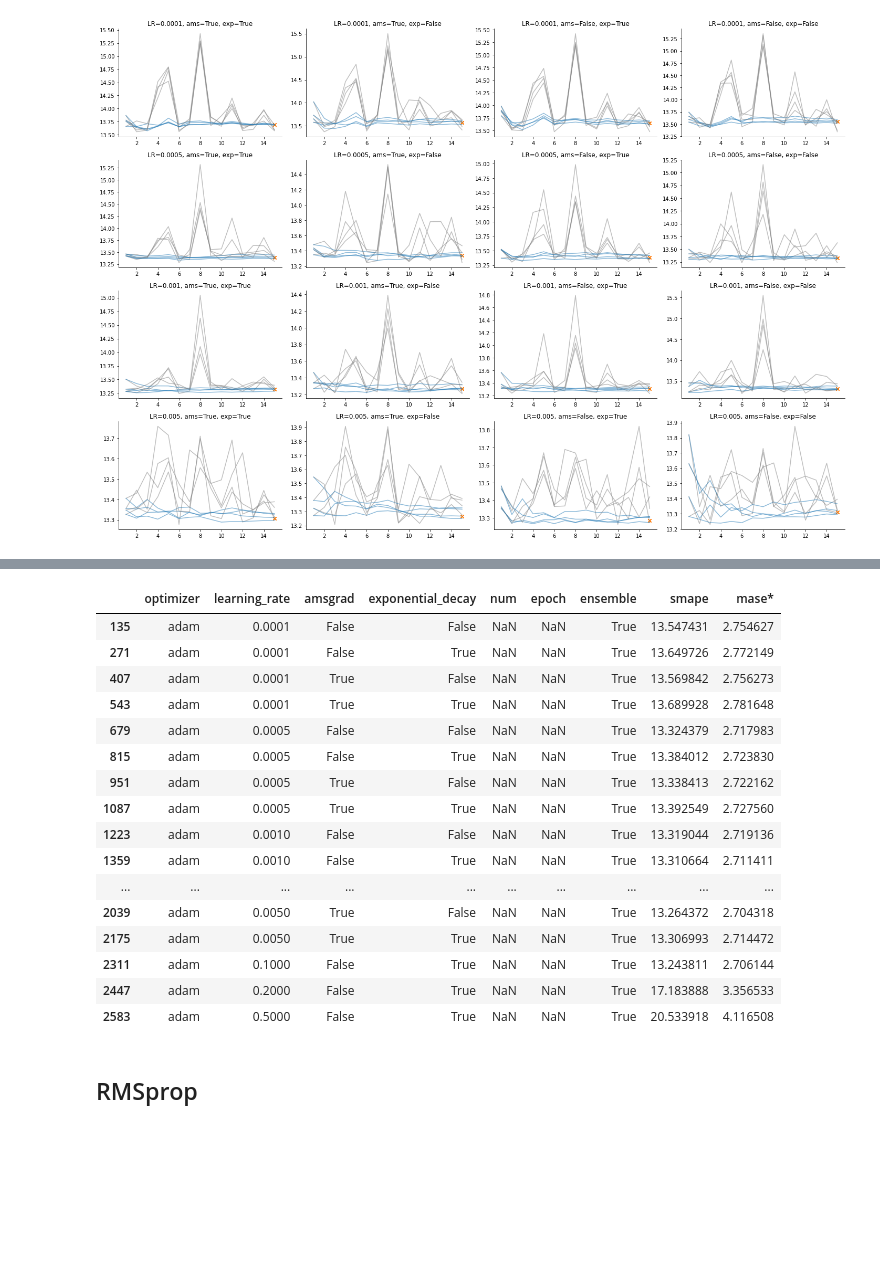
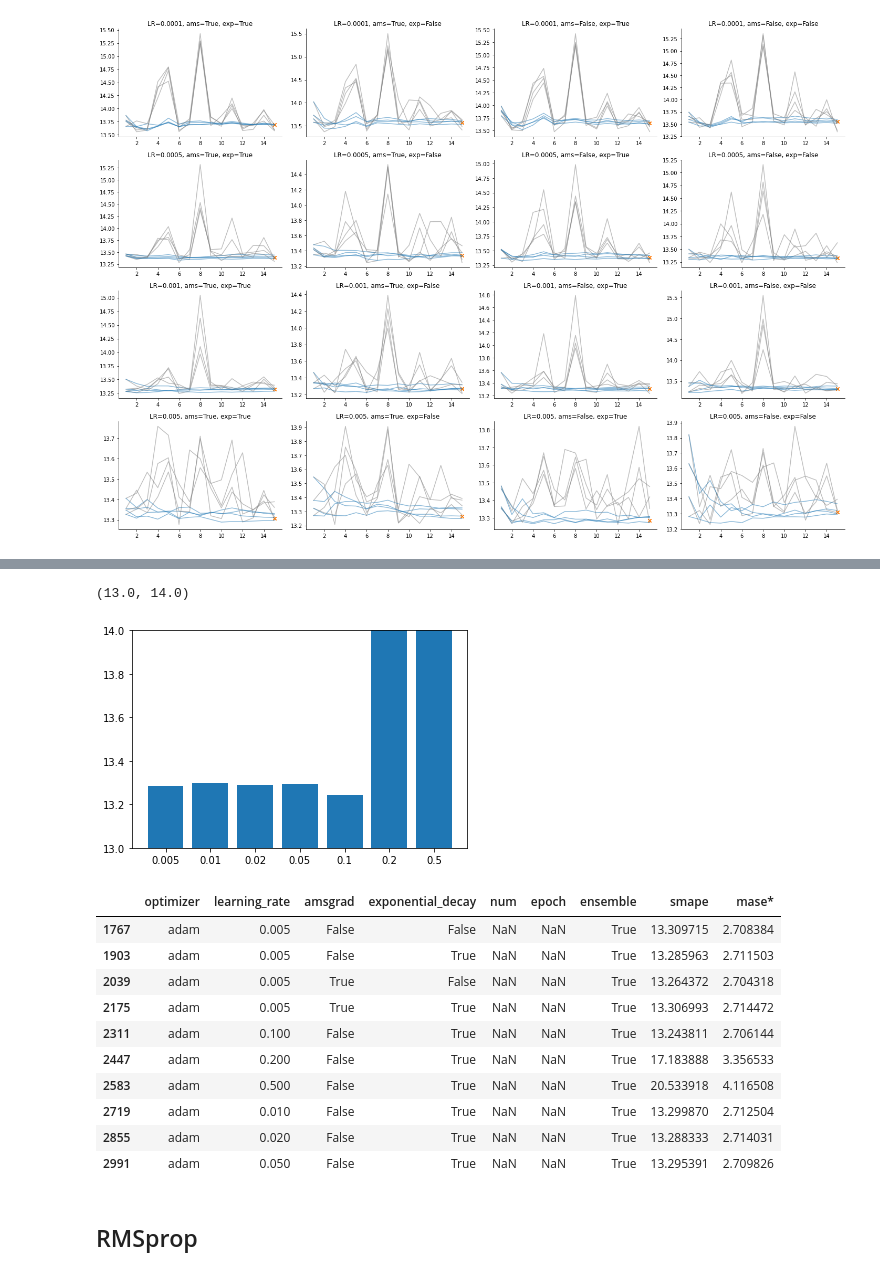
Before and after one commit to djib2011/forecasting-augmentation, a Jupyter notebook: experimentation/training_hyperparameters.ipynb, the cells around one changed output, grey strips where cells are left out. Drawn from its saved outputs; the diff is of its cells as text; code cells hidden in the pictures; blank space fills up the shorter version.

```diff
--- a/experimentation/training_hyperparameters.ipynb
+++ b/experimentation/training_hyperparameters.ipynb
@@ -97,20 +106,22 @@ plt.tight_layout()
+# %%
+ax = plt.subplot(111)
+ax.bar(range(7), scores)
+ax.set_xticklabels(['', '0.005', '0.01', '0.02', '0.05', '0.1', '0.2', '0.5'])
+ax.set_ylim([13, 14])
+# %% [output]
+(13.0, 14.0)
+[figure, added]
 # %%
-df_all[df_all['epoch'].isna()]
+df_all[(df_all['epoch'].isna()) & (df_all['learning_rate'] >= 0.005)]
 # %% [output]
 |  | optimizer | learning_rate | amsgrad | exponential_decay | num | epoch | ensemble | smape | mase* |
-| 135 | adam | 0.0001 | False | False | NaN | NaN | True | 13.547431 | 2.754627 |
-| 271 | adam | 0.0001 | False | True | NaN | NaN | True | 13.649726 | 2.772149 |
-| 407 | adam | 0.0001 | True | False | NaN | NaN | True | 13.569842 | 2.756273 |
-| 543 | adam | 0.0001 | True | True | NaN | NaN | True | 13.689928 | 2.781648 |
-| 679 | adam | 0.0005 | False | False | NaN | NaN | True | 13.324379 | 2.717983 |
-| 815 | adam | 0.0005 | False | True | NaN | NaN | True | 13.384012 | 2.723830 |
-| 951 | adam | 0.0005 | True | False | NaN | NaN | True | 13.338413 | 2.722162 |
-| 1087 | adam | 0.0005 | True | True | NaN | NaN | True | 13.392549 | 2.727560 |
-| 1223 | adam | 0.0010 | False | False | NaN | NaN | True | 13.319044 | 2.719136 |
-| 1359 | adam | 0.0010 | False | True | NaN | NaN | True | 13.310664 | 2.711411 |
-| ... | ... | ... | ... | ... | ... | ... | ... | ... | ... |
-| 2039 | adam | 0.0050 | True | False | NaN | NaN | True | 13.264372 | 2.704318 |
-| 2175 | adam | 0.0050 | True | True | NaN | NaN | True | 13.306993 | 2.714472 |
-| 2311 | adam | 0.1000 | False | True | NaN | NaN | True | 13.243811 | 2.706144 |
-| 2447 | adam | 0.2000 | False | True | NaN | NaN | True | 17.183888 | 3.356533 |
-| 2583 | adam | 0.5000 | False | True | NaN | NaN | True | 20.533918 | 4.116508 |
+| 1767 | adam | 0.005 | False | False | NaN | NaN | True | 13.309715 | 2.708384 |
+| 1903 | adam | 0.005 | False | True | NaN | NaN | True | 13.285963 | 2.711503 |
+| 2039 | adam | 0.005 | True | False | NaN | NaN | True | 13.264372 | 2.704318 |
+| 2175 | adam | 0.005 | True | True | NaN | NaN | True | 13.306993 | 2.714472 |
+| 2311 | adam | 0.100 | False | True | NaN | NaN | True | 13.243811 | 2.706144 |
+| 2447 | adam | 0.200 | False | True | NaN | NaN | True | 17.183888 | 3.356533 |
+| 2583 | adam | 0.500 | False | True | NaN | NaN | True | 20.533918 | 4.116508 |
+| 2719 | adam | 0.010 | False | True | NaN | NaN | True | 13.299870 | 2.712504 |
+| 2855 | adam | 0.020 | False | True | NaN | NaN | True | 13.288333 | 2.714031 |
+| 2991 | adam | 0.050 | False | True | NaN | NaN | True | 13.295391 | 2.709826 |
```
Also changed, not shown: parts of 4 cells of this notebook, 3 other files.
